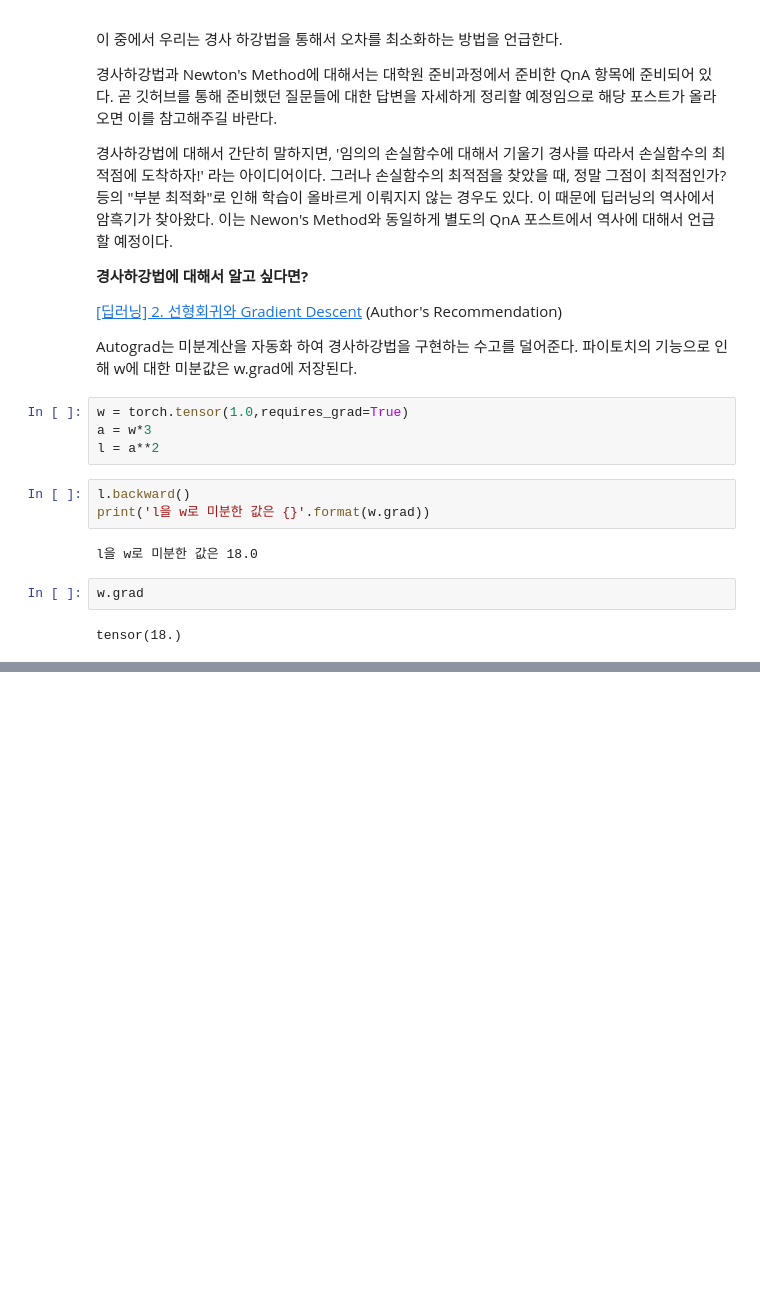
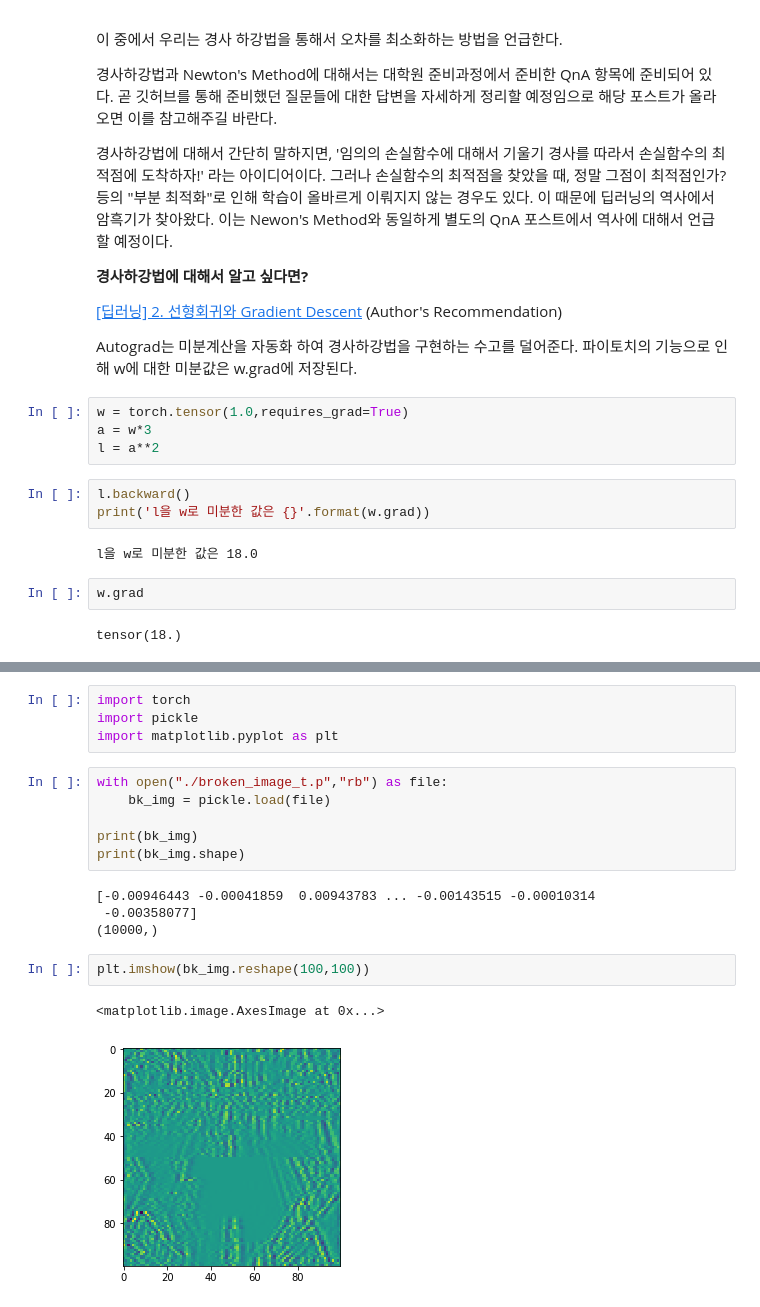
Before and after one commit to JerryKwon/3-min-pytorch-review, a Jupyter notebook: 3. 파이토치로 구현하는 ANN/3. 파이토치로 구현하는 ANN.ipynb, the cells around one changed output, grey strips where cells are left out. Saved outputs shown, nothing was run; the diff lists cells and outputs as text; blank space fills up the shorter version.

```diff
--- a/3. 파이토치로 구현하는 ANN/3. 파이토치로 구현하는 ANN.ipynb
+++ b/3. 파이토치로 구현하는 ANN/3. 파이토치로 구현하는 ANN.ipynb
@@ -135,0 +144,19 @@ tensor(18.)
+# %%
+import torch
+import pickle
+import matplotlib.pyplot as plt
+# %%
+with open("./broken_image_t.p","rb") as file:
+    bk_img = pickle.load(file)
+
+print(bk_img)
+print(bk_img.shape)
+# %% [output]
+[-0.00946443 -0.00041859  0.00943783 ... -0.00143515 -0.00010314
+ -0.00358077]
+(10000,)
+# %%
+plt.imshow(bk_img.reshape(100,100))
+# %% [output]
+<matplotlib.image.AxesImage at 0x...>
+[figure, added]
```
Also changed, not shown: parts of 8 cells of this notebook.
